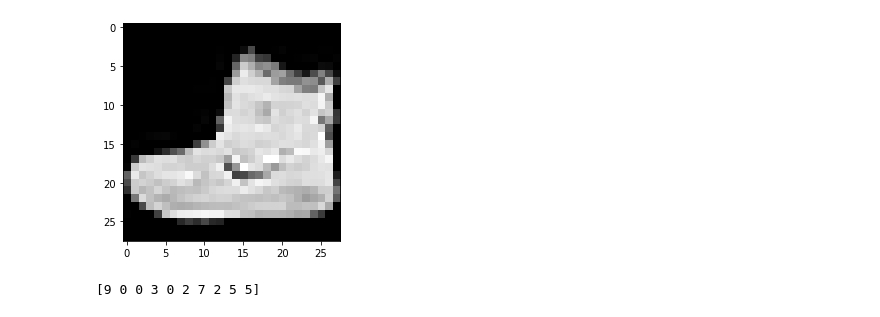
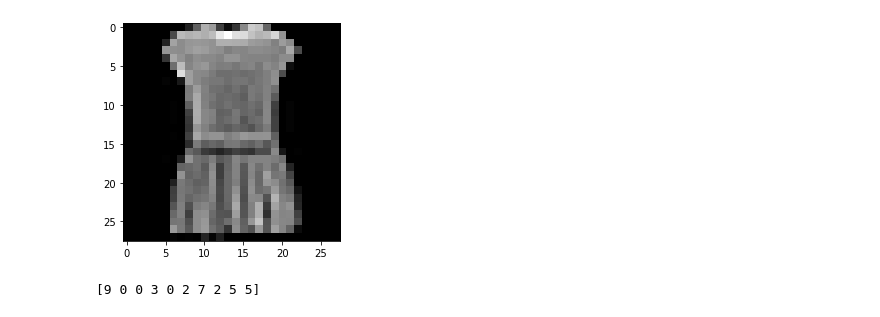
Before and after one commit to imguru-mooc/deep_learning_nlp, a Jupyter notebook: Chapter_4/2.softmax.ipynb, the cells around one changed output. Cells and saved outputs as stored; diff of their text form; code cells hidden in the pictures.

```diff
--- a/Chapter_4/2.softmax.ipynb
+++ b/Chapter_4/2.softmax.ipynb
@@ -147,10 +171,10 @@ print(x_train_all.shape, y_train_all.shape)
 # %%
 import matplotlib.pyplot as plt
 #print(x_train_all[0])
-plt.imshow(x_train_all[0], cmap='gray')
+plt.imshow(x_train_all[3], cmap='gray')
 plt.show()
 # %% [output]
-[figure, old version]
+[figure, new version]
 # %%
 print(y_train_all[:10])
 # %% [output]
```
Also changed, not shown: parts of 6 cells of this notebook, 2 other files.
